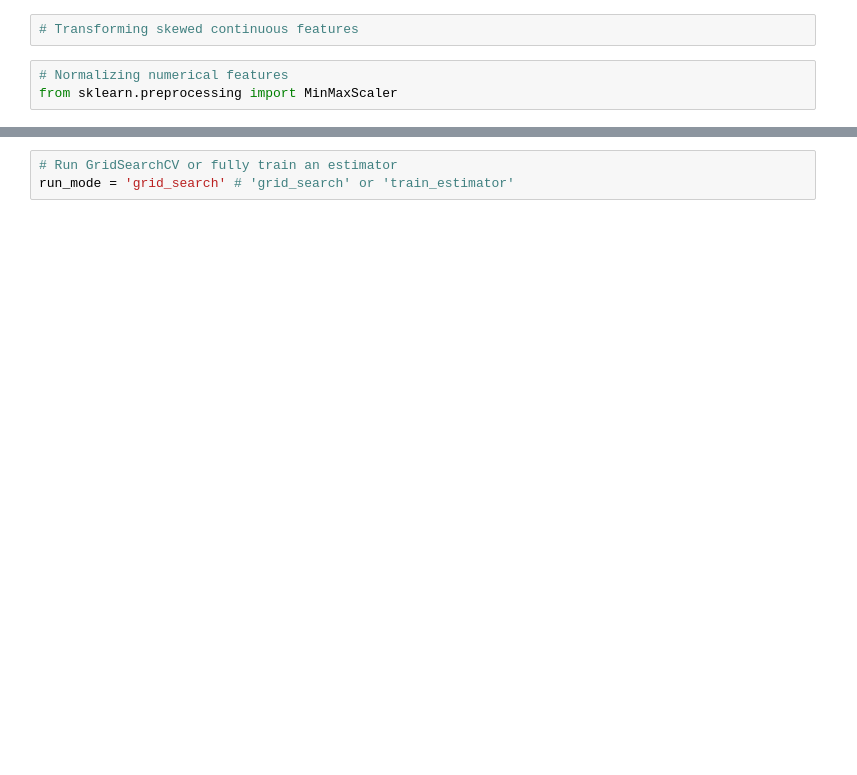
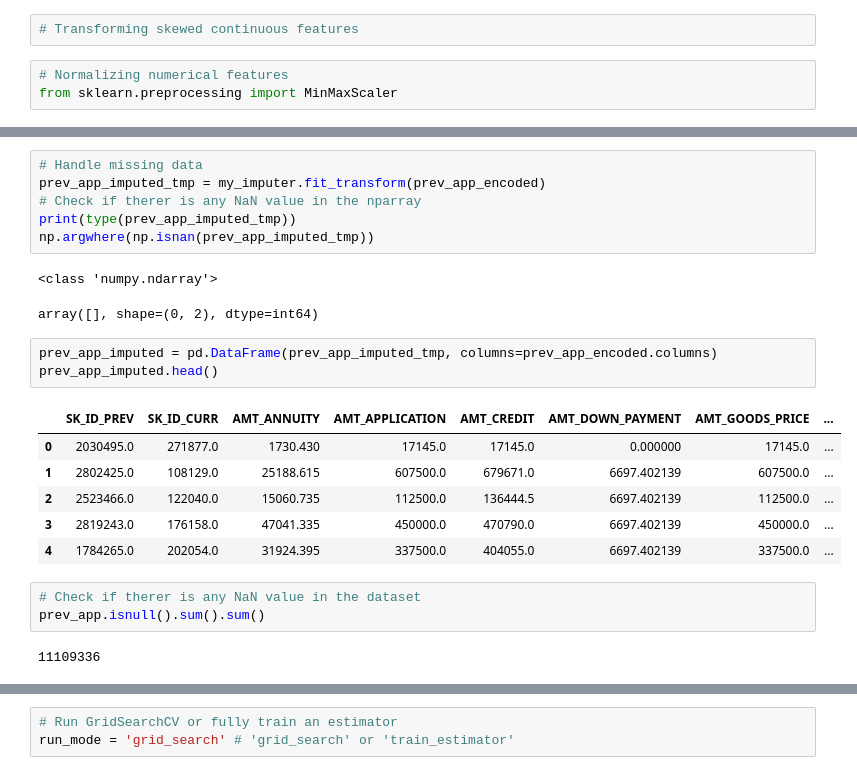
Before and after one commit to nachorovi/mlnd_capstone, a Jupyter notebook: notebook.ipynb, the cells around one changed output, grey strips where cells are left out. Cells and saved outputs as stored; diff of their text form; blank space fills up the shorter version.

```diff
--- a/notebook.ipynb
+++ b/notebook.ipynb
@@ -225,0 +311,24 @@ features_test = my_imputer.fit_transform(features_test)
+# %%
+# Handle missing data
+prev_app_imputed_tmp = my_imputer.fit_transform(prev_app_encoded)
+# Check if therer is any NaN value in the nparray
+print(type(prev_app_imputed_tmp))
+np.argwhere(np.isnan(prev_app_imputed_tmp))
+# %% [output]
+<class 'numpy.ndarray'>
+array([], shape=(0, 2), dtype=int64)
+# %%
+prev_app_imputed = pd.DataFrame(prev_app_imputed_tmp, columns=prev_app_encoded.columns)
+prev_app_imputed.head()
+# %% [output]
+|  | SK_ID_PREV | SK_ID_CURR | AMT_ANNUITY | AMT_APPLICATION | AMT_CREDIT | AMT_DOWN_PAYMENT | AMT_GOODS_PRICE | ... |
+| 0 | 2030495.0 | 271877.0 | 1730.430 | 17145.0 | 17145.0 | 0.000000 | 17145.0 | ... |
+| 1 | 2802425.0 | 108129.0 | 25188.615 | 607500.0 | 679671.0 | 6697.402139 | 607500.0 | ... |
+| 2 | 2523466.0 | 122040.0 | 15060.735 | 112500.0 | 136444.5 | 6697.402139 | 112500.0 | ... |
+| 3 | 2819243.0 | 176158.0 | 47041.335 | 450000.0 | 470790.0 | 6697.402139 | 450000.0 | ... |
+| 4 | 1784265.0 | 202054.0 | 31924.395 | 337500.0 | 404055.0 | 6697.402139 | 337500.0 | ... |
+# %%
+# Check if therer is any NaN value in the dataset
+prev_app.isnull().sum().sum()
+# %% [output]
+11109336
```
Also changed, not shown: parts of 31 cells of this notebook.
